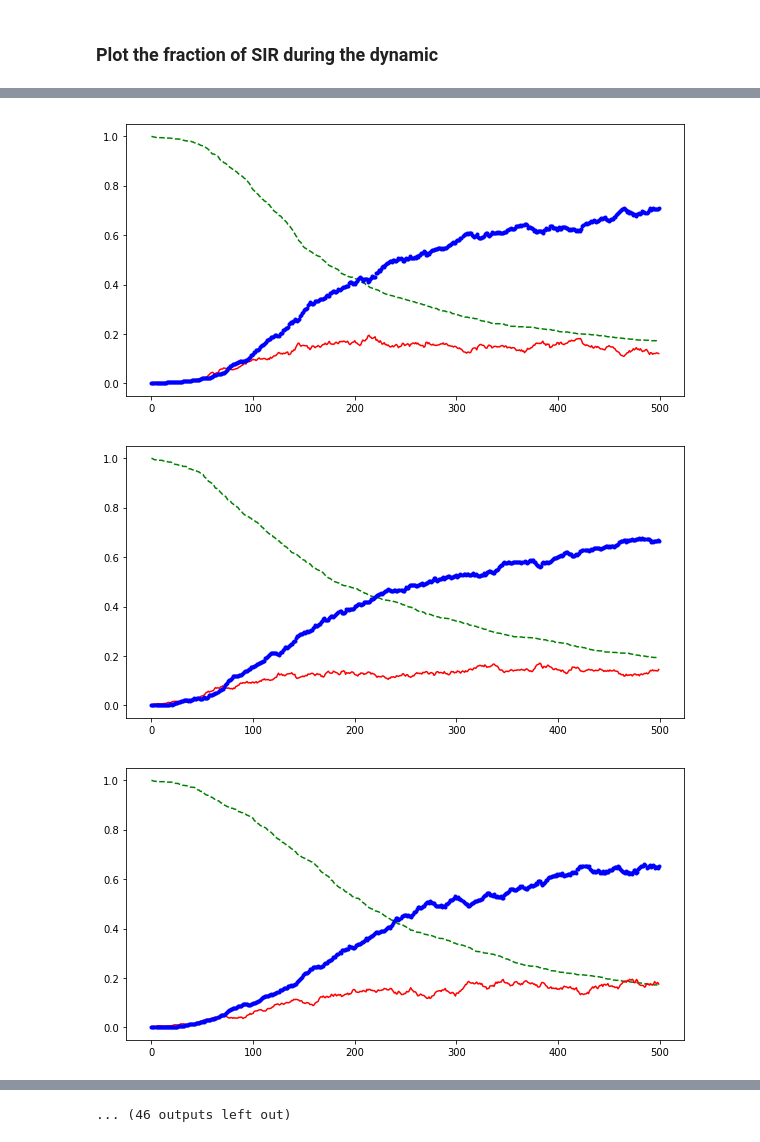
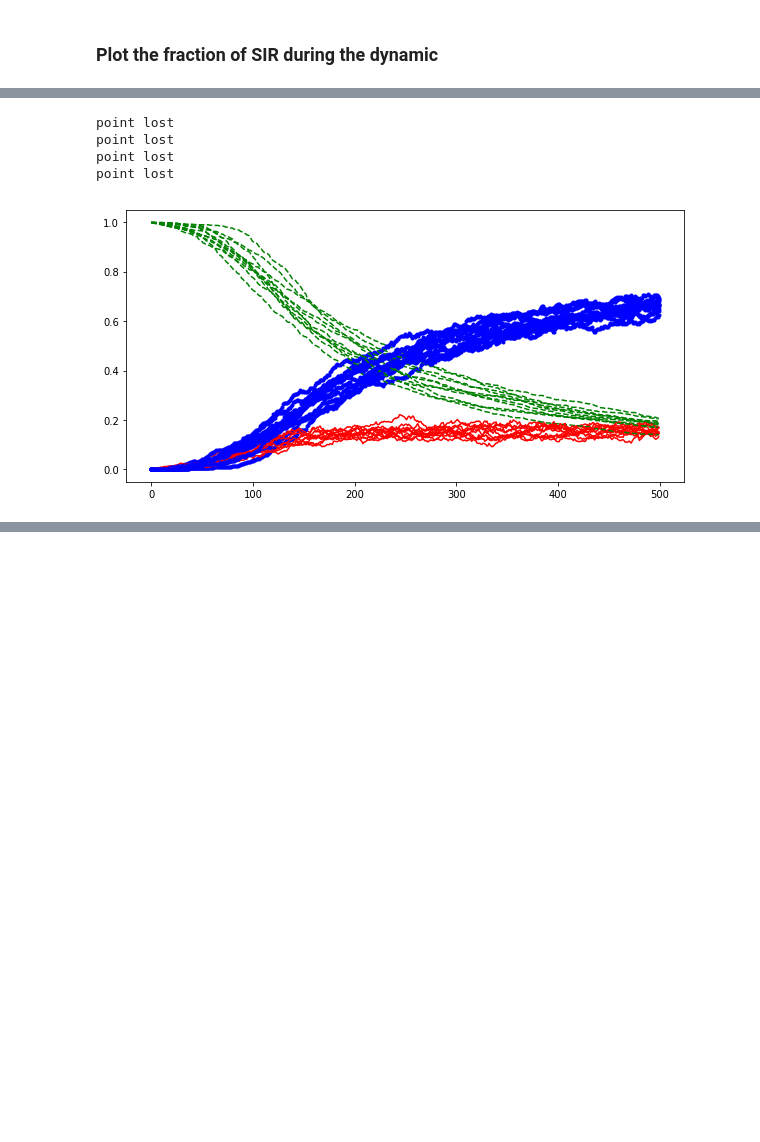
Before and after one commit to BFSteam/memory, a Jupyter notebook: jup/python/Fraction of SIR during Dynamic.ipynb, the cells around one changed output, grey strips where cells are left out. Drawn from its saved outputs; the diff is of its cells as text; code cells hidden in the pictures; blank space fills up the shorter version.

```diff
--- a/jup/python/Fraction of SIR during Dynamic.ipynb
+++ b/jup/python/Fraction of SIR during Dynamic.ipynb
@@ -42,34 +40,38 @@ time = 500
 # %%
 for file in memlogs:
     time_SIR_frac = [[0,0,0]]*(time + 1)
     time_SIR_frac = numpy.array(time_SIR_frac)
     SIR_dict = {'s' : 0, 'i':1, 'r': 2}
 
     with open(file, 'r') as csvfile:
         spamreader = csv.reader(csvfile, delimiter=',')
         for row in spamreader:
             if '#' in row[0]: continue
             if 'agent' in row: continue
             try:
                 time_SIR_frac[int(float(row[1]))][SIR_dict[row[3]]] +=1
             except IndexError as e:
                 print(e)
                 print(row)
                 break
 
         #list_of_tup.append((int(row[0]), int(row[1]), row[2], int(row[3])))
         #listup = [e[3] for e in [element for element in list_of_tup if element[2] == 'u']]
         #listdown = [e[3] for e in [element for element in list_of_tup if element[2] == 'd']]
 
         x = time_SIR_frac[1:] / N_USERS
         t = range(time)
-
-        plt.figure()
+        if all(i >= 0.99 for i in [e[0] for e in x]) :
+            print("point lost")
+            continue
+        #plt.figure()
         plt.plot(t, [e[0] for e in x], 'g--')
         plt.plot(t, [e[1] for e in x], 'r-')
         plt.plot(t, [e[2] for e in x], 'b.')
         plt.show
 # %% [output]
+point lost
+point lost
+point lost
+point lost
-[figure, old version]
+[figure, new version]
-[figure, removed]
-[figure, removed]
@@ -85 +77,0 @@ for file in memlogs:
-... (46 outputs left out)
```
Also changed, not shown: parts of 2 cells of this notebook, 7 other files.
